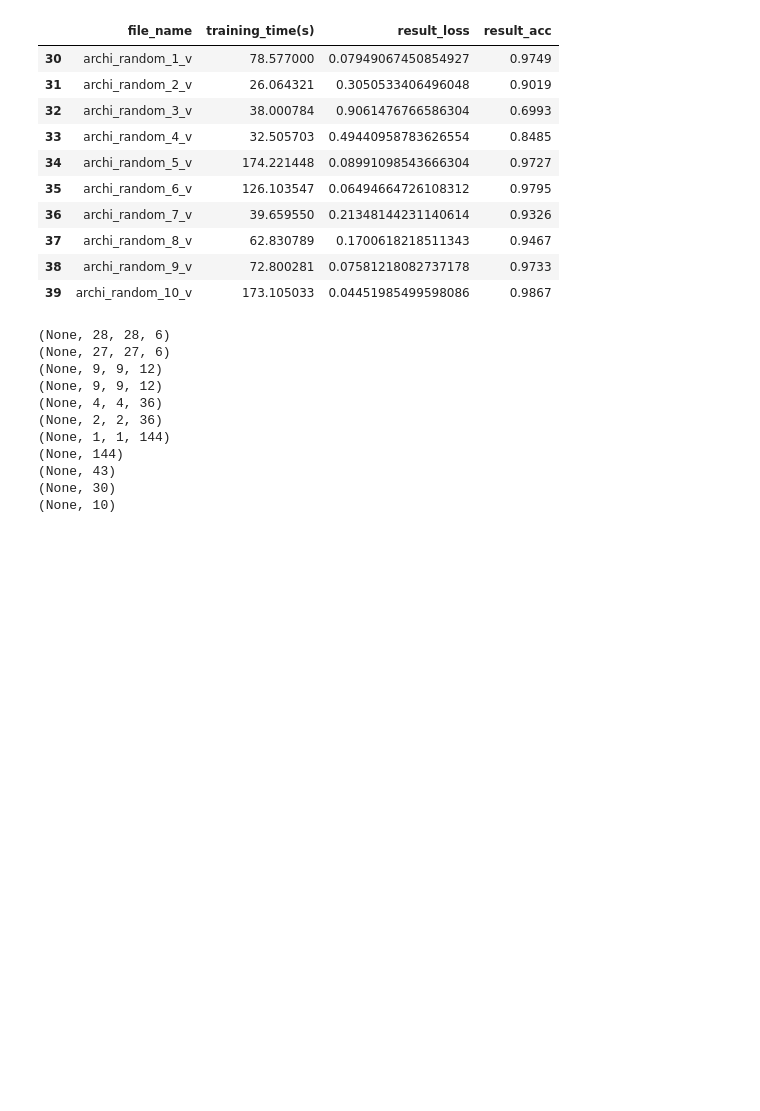
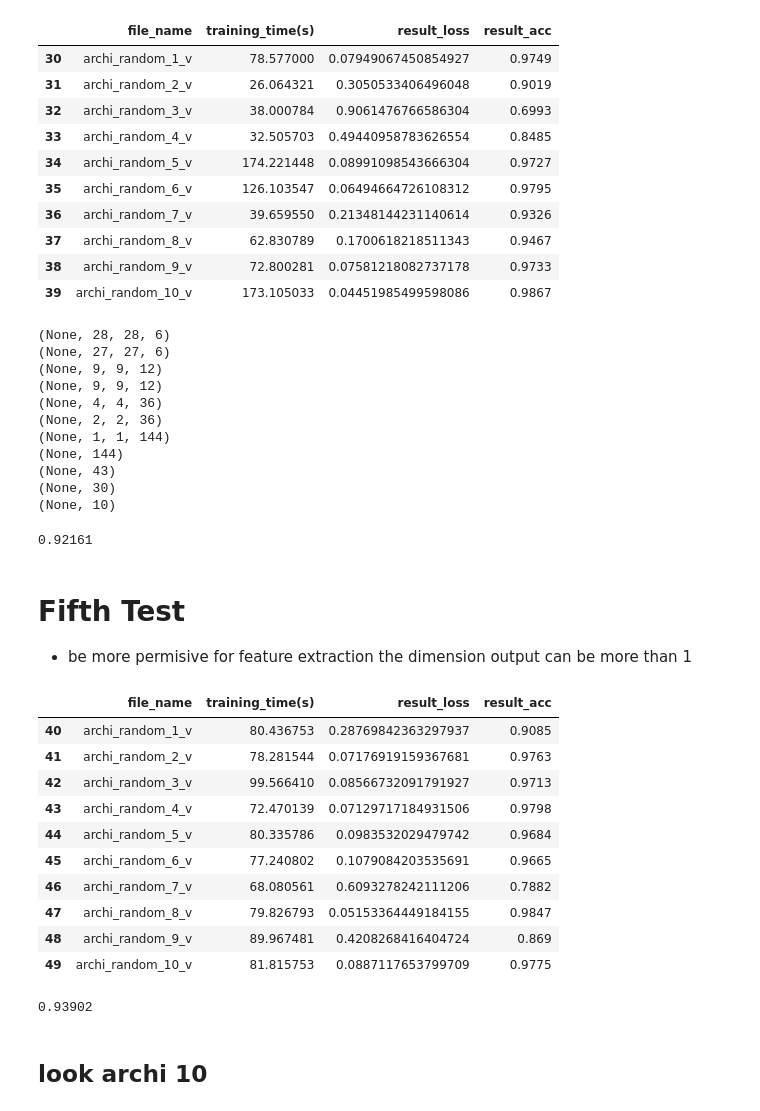
Before and after one commit to AntoineGr1/Memoire_code, a Jupyter notebook: analys_architecture.ipynb, the cells around one changed output. Cells and saved outputs as stored; diff of their text form; code cells hidden in the pictures; blank space fills up the shorter version.

Commit message:
test 5 generation plus permisif pour feature extraction

```diff
--- a/analys_architecture.ipynb
+++ b/analys_architecture.ipynb
@@ -238,3 +266,38 @@ for layer in model.layers:
 (None, 43)
 (None, 30)
 (None, 10)
+# %%
+sum = 0
+for a in test4['result_acc']:
+    sum += float(a)
+print(sum/10)
+# %% [output]
+0.92161
+# %% [markdown]
+# Fifth Test
+- be more permisive for feature extraction the dimension output can be more than 1
+# %%
+test5 = data[40:50]
+# %%
+test5
+# %% [output]
+|  | file_name | training_time(s) | result_loss | result_acc |
+| 40 | archi_random_1_v | 80.436753 | 0.28769842363297937 | 0.9085 |
+| 41 | archi_random_2_v | 78.281544 | 0.07176919159367681 | 0.9763 |
+| 42 | archi_random_3_v | 99.566410 | 0.08566732091791927 | 0.9713 |
+| 43 | archi_random_4_v | 72.470139 | 0.07129717184931506 | 0.9798 |
+| 44 | archi_random_5_v | 80.335786 | 0.0983532029479742 | 0.9684 |
+| 45 | archi_random_6_v | 77.240802 | 0.1079084203535691 | 0.9665 |
+| 46 | archi_random_7_v | 68.080561 | 0.6093278242111206 | 0.7882 |
+| 47 | archi_random_8_v | 79.826793 | 0.05153364449184155 | 0.9847 |
+| 48 | archi_random_9_v | 89.967481 | 0.4208268416404724 | 0.869 |
+| 49 | archi_random_10_v | 81.815753 | 0.0887117653799709 | 0.9775 |
+# %%
+sum = 0
+for a in test5['result_acc']:
+    sum += float(a)
+print(sum/10)
+# %% [output]
+0.93902
+# %% [markdown]
+## look archi 10
```
Also changed, not shown: parts of 5 cells of this notebook, 32 other files.
